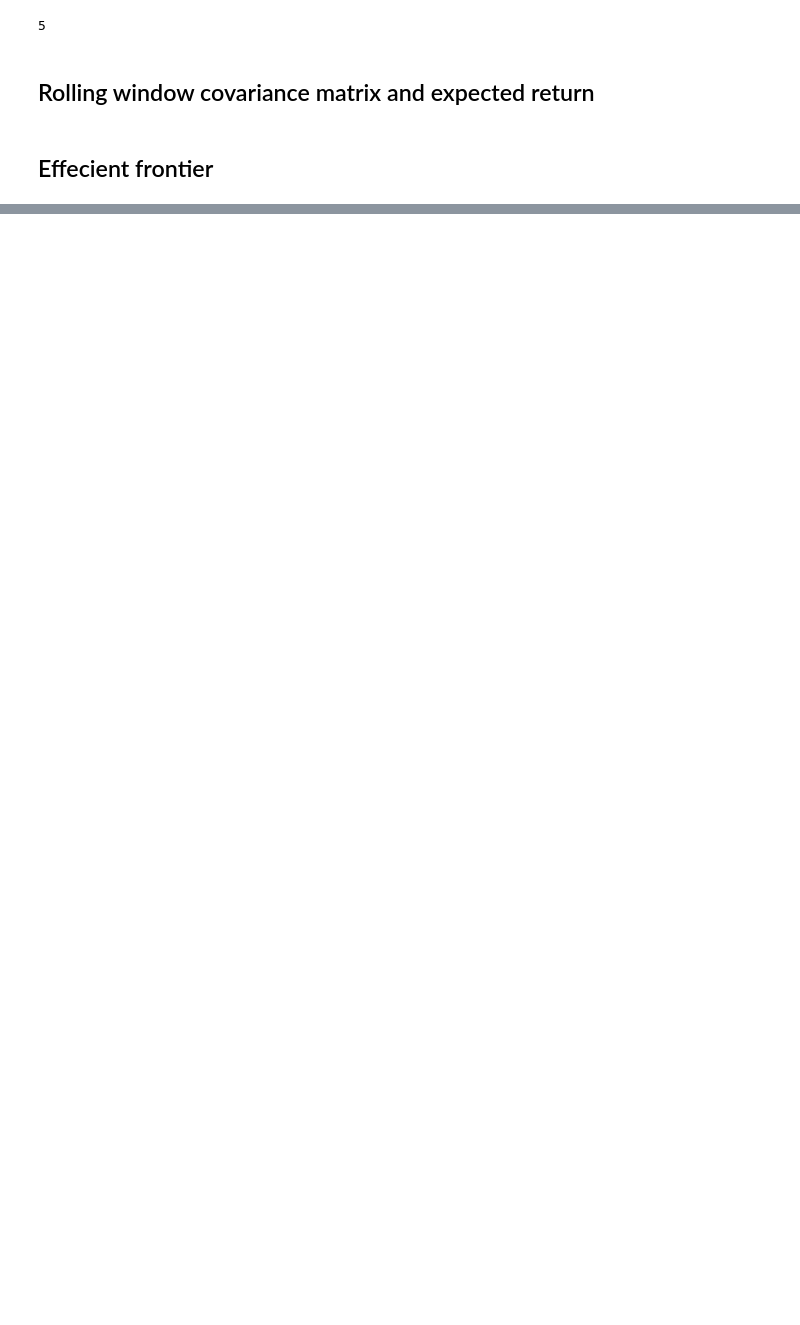
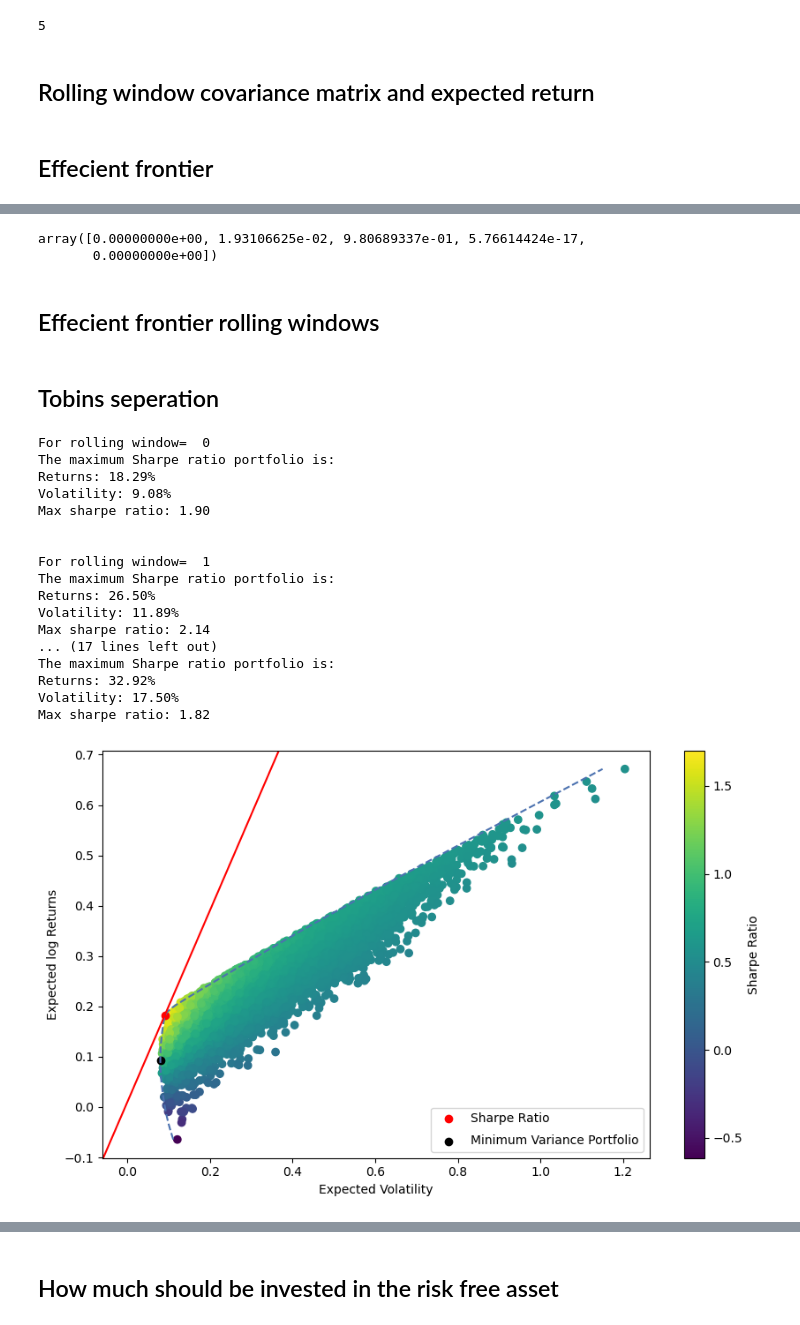
Before and after one commit to osca0787/Bachelor-Thesis, a Jupyter notebook: bachelor_code.ipynb, the cells around one changed output, grey strips where cells are left out. Saved outputs shown, nothing was run; the diff lists cells and outputs as text; code cells hidden in the pictures; blank space fills up the shorter version.

```diff
--- a/bachelor_code.ipynb
+++ b/bachelor_code.ipynb
@@ -150,12 +154,12 @@ n
 def rolling_er_cov(stocks, window):
     rolling_er = []
     rolling_cov = []
-    for i in range(0,11):
+    for i in range(0,6):
         rolling_er.append(mean_return(stocks[i:i+window]))
         rolling_cov.append(cov_matrix(stocks[i:i+window]))
     return rolling_er, rolling_cov
 # %%
-er, cova = rolling_er_cov(esg_last_price, 10)
+er, cova = rolling_er_cov(esg_last_price, 5)
 # %% [markdown]
 ## Effecient frontier
 # %%
@@ -286,0 +337,5 @@ plt.show()
+# %%
+weightlist
+# %% [output]
+array([0.00000000e+00, 1.93106625e-02, 9.80689337e-01, 5.76614424e-17,
+       0.00000000e+00])
@@ -286,0 +400,54 @@ plt.show()
+# %% [markdown]
+## Effecient frontier rolling windows
+# %% [markdown]
+## Tobins seperation
+# %%
+#Same as before but a line is added that goes between the point on the y-axis and through the optimal portfolio point
+num_portfolios = 10000
+opt_sharpe = []
+opt_weightlist = []
+
+counter = 0
+for i in range(0,5):
+    R_f_point = [0,0.01]
+    expectedReturn, expectedVolatility, SharpeRatio, volatility_opt, sharpepoint, y_axis, x_axis, weightlist, mvp_exr, mvp_std, w, ticker = portfolio_performance(er[i],cova[i].to_numpy(),num_portfolios,riskfree_rate=0.01)
+    opt_sharpe.append(sharpepoint)
+    opt_weightlist.append(weightlist)
+    print("For rolling window= ",i)
+    print("The maximum Sharpe ratio portfolio is:")
+    print(f"Returns: {sharpepoint[0] * 100:.2f}%")
+    print(f"Volatility: {sharpepoint[1]* 100:.2f}%")
+    print(f"Max sharpe ratio: {sharpepoint[2]:.2f}")
+    print("\n")
+    plt.figure(figsize=(10,6))
+    plt.scatter(expectedVolatility, expectedReturn, c = SharpeRatio)
+    plt.xlabel('Expected Volatility')
+    plt.ylabel('Expected log Returns')
+    plt.colorbar(label='Sharpe Ratio')
+    plt.scatter(sharpepoint[1], sharpepoint[0], c='red', label='Sharpe Ratio')
+    plt.scatter(mvp_std, mvp_exr, c='black', label='Minimum Variance Portfolio')
+    plt.plot(volatility_opt, y_axis, '--')
+    plt.axline(R_f_point,(sharpepoint[1],sharpepoint[0]),color='red')
+    plt.legend(labelspacing=0.8)
+    name = "rollingwindow" + str(counter) +".png"
+    #plt.savefig(name)
+    counter += 1
+# %% [output]
+For rolling window=  0
+The maximum Sharpe ratio portfolio is:
+Returns: 18.29%
+Volatility: 9.08%
+Max sharpe ratio: 1.90
+
+
+For rolling window=  1
+The maximum Sharpe ratio portfolio is:
+Returns: 26.50%
+Volatility: 11.89%
+Max sharpe ratio: 2.14
+... (17 lines left out)
+The maximum Sharpe ratio portfolio is:
+Returns: 32.92%
+Volatility: 17.50%
+Max sharpe ratio: 1.82
+[figure, added]
@@ -286,0 +458,2 @@ plt.show()
+# %% [markdown]
+## How much should be invested in the risk free asset
```
Also changed, not shown: parts of 25 cells of this notebook.
